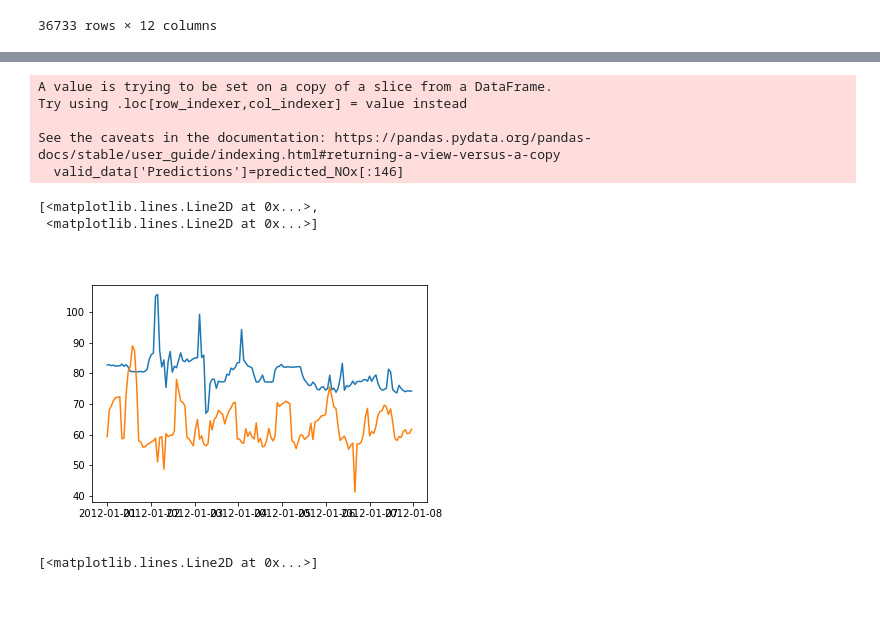
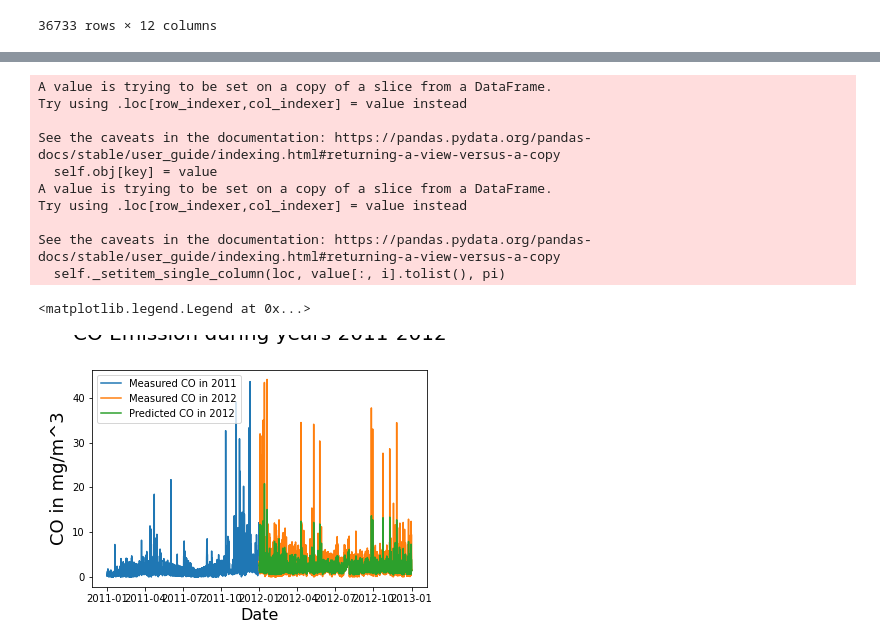
Before and after one commit to gil612/APP_P5, a Jupyter notebook: Prediction_LSTM.ipynb, the cells around one changed output, grey strips where cells are left out. Cells and saved outputs as stored; diff of their text form; code cells hidden in the pictures; blank space fills up the shorter version.

Commit message:
LSTM Model

```diff
--- a/Prediction_LSTM.ipynb
+++ b/Prediction_LSTM.ipynb
@@ -55,23 +67,18 @@ data.head()
 # %%
-#first week of 2012: 7411:7557
-scaler=MinMaxScaler(feature_range=(0,1))
-data.index=data.Datetime
-data.drop('Datetime',axis=1,inplace=True)
-final_data = data.values
-train_data=final_data[0:7410,:]
-valid_data=final_data[7411:15038,:]
+train_data=data[data.index<'2012-1-1'].values
+valid_data=data[data.index>'2012-1-1'].values
 scaler=MinMaxScaler(feature_range=(0,1))
 scaled_data=scaler.fit_transform(final_data)
 x_train_data,y_train_data=[],[]
-for i in range(120,len(train_data)):
-    x_train_data.append(scaled_data[i-120:i,0])
+for i in range(180,len(train_data)):
+    x_train_data.append(scaled_data[i-180:i,0])
     y_train_data.append(scaled_data[i,0])
 # %%
 lstm_model=Sequential()
 lstm_model.add(LSTM(units=50,return_sequences=True,input_shape=(np.shape(x_train_data)[1],1)))
 lstm_model.add(LSTM(units=50))
 lstm_model.add(Dense(1))
-model_data=data[len(data)-len(valid_data)-120:].values
+model_data=data[len(data)-len(valid_data)-180:].values
 model_data=model_data.reshape(-1,1)
 model_data=scaler.transform(model_data)
 # %%
@@ -81,8 +88,8 @@ y_train_data = np.asarray(y_train_data)
 lstm_model.compile(loss='mean_squared_error',optimizer='adam')
 lstm_model.fit(x_train_data,y_train_data,epochs=1,batch_size=1,verbose=2)
 X_test=[]
-for i in range(120,model_data.shape[0]):
-    X_test.append(model_data[i-120:i,0])
+for i in range(180,model_data.shape[0]):
+    X_test.append(model_data[i-180:i,0])
 X_test=np.array(X_test)
 X_test=np.reshape(X_test,(X_test.shape[0],X_test.shape[1],1))
 # %% [output]
@@ -90,6 +97,6 @@ X_test=np.reshape(X_test,(X_test.shape[0],X_test.shape[1],1))
 # %%
-predicted_NOx=lstm_model.predict(X_test)
-predicted_NOx=scaler.inverse_transform(predicted_NOx)
+predicted_CO=lstm_model.predict(X_test)
+predicted_CO=scaler.inverse_transform(predicted_CO)
 # %%
 valid_data
 # %% [output]
@@ -136,20 +110,29 @@ valid_data
 # %%
 %matplotlib widget
-valid_data=data[7411:7557]
-valid_data['Predictions']=predicted_NOx[:146]
+# train_data = df[df['Datetime'].dt.year.isin([2011, 2012, 2013])]
+train_data=data[data.index<'2012-1-1']
+valid_data=data[data.index>'2012-1-1']
+valid_data.loc[:,'Predictions']=predicted_CO
+ax = plt.axes()
+
+
+plt.ylabel('CO in mg/m^3', fontsize=18)
+plt.xlabel('Date', fontsize=16)
+plt.plot(train_data[conox])
 
 plt.plot(valid_data[[conox,'Predictions']])
+plt.title("CO Emission during years 2011-2012", fontsize = 20, pad = 30)
+ax.legend(['Measured CO in 2011','Measured CO in 2012','Predicted CO in 2012'])
 # %% [output]
 A value is trying to be set on a copy of a slice from a DataFrame.
 Try using .loc[row_indexer,col_indexer] = value instead
 
 See the caveats in the documentation: https://pandas.pydata.org/pandas-docs/stable/user_guide/indexing.html#returning-a-view-versus-a-copy
-  valid_data['Predictions']=predicted_NOx[:146]
+  self.obj[key] = value
+A value is trying to be set on a copy of a slice from a DataFrame.
+Try using .loc[row_indexer,col_indexer] = value instead
+
+See the caveats in the documentation: https://pandas.pydata.org/pandas-docs/stable/user_guide/indexing.html#returning-a-view-versus-a-copy
+  self._setitem_single_column(loc, value[:, i].tolist(), pi)
-[<matplotlib.lines.Line2D at 0x...>,
- <matplotlib.lines.Line2D at 0x...>]
+<matplotlib.legend.Legend at 0x...>
-[figure, old version]
+[figure, new version]
-# %%
-#%matplotlib widget
-plt.plot(valid_data[["Predictions"]])
-# %% [output]
-[<matplotlib.lines.Line2D at 0x...>]
```
Also changed, not shown: parts of 23 cells of this notebook.
